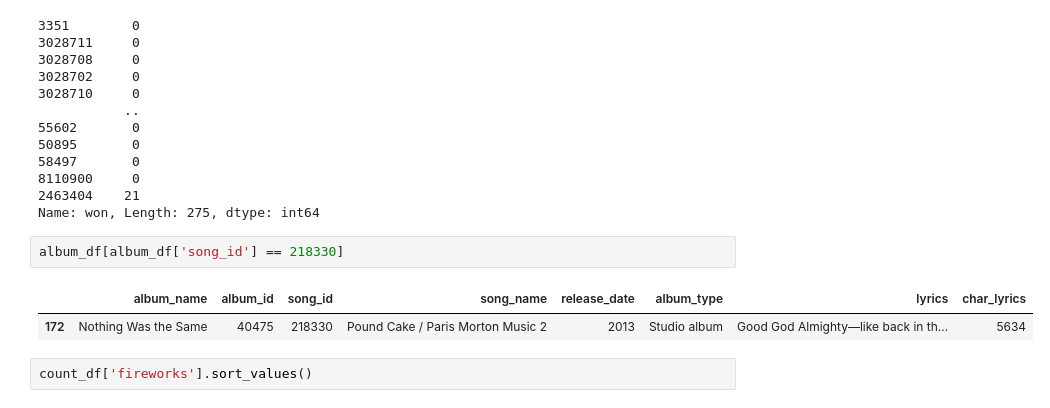
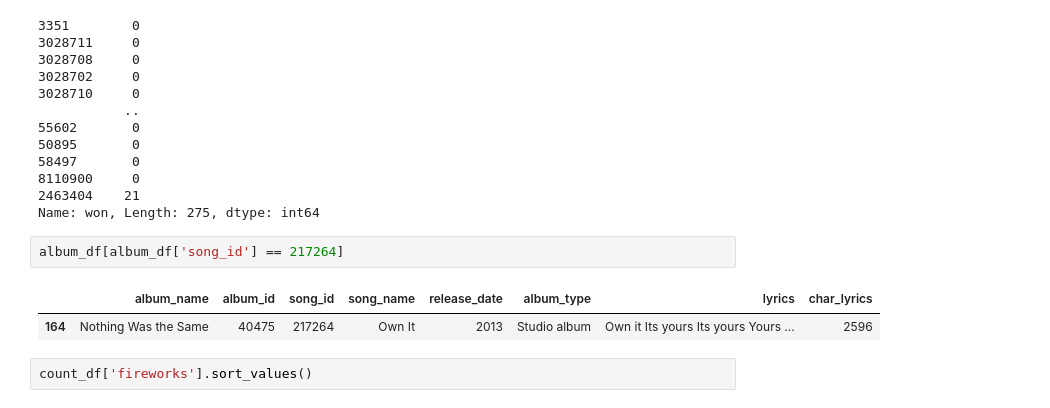
Before and after one commit to reeserich/drake_information, a Jupyter notebook: notebooks/lyric_information.ipynb, the cells around one changed output. Cells and saved outputs as stored; diff of their text form.

```diff
--- a/notebooks/lyric_information.ipynb
+++ b/notebooks/lyric_information.ipynb
@@ -517,10 +517,10 @@ count_df['won'].sort_values()
 2463404    21
 Name: won, Length: 275, dtype: int64
 # %%
-album_df[album_df['song_id'] == 218330]
+album_df[album_df['song_id'] == 217264]
 # %% [output]
 |  | album_name | album_id | song_id | song_name | release_date | album_type | lyrics | char_lyrics |
-| 172 | Nothing Was the Same | 40475 | 218330 | Pound Cake / Paris Morton Music 2 | 2013 | Studio album | Good God Almighty—like back in th... | 5634 |
+| 164 | Nothing Was the Same | 40475 | 217264 | Own It | 2013 | Studio album | Own it Its yours Its yours Yours ... | 2596 |
 # %%
 count_df['fireworks'].sort_values()
 # %% [output]
```
Also changed, not shown: parts of 1 cell of this notebook, 2 other files.
